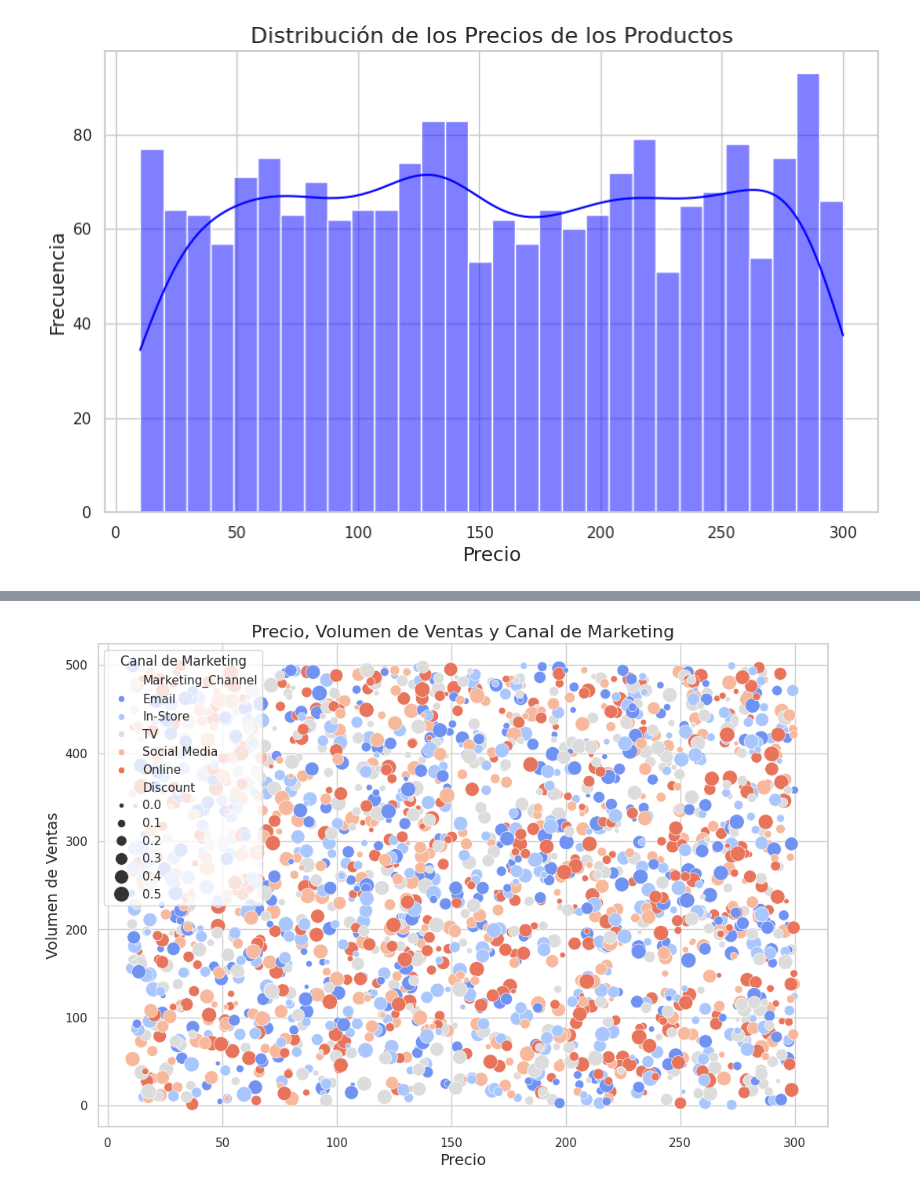
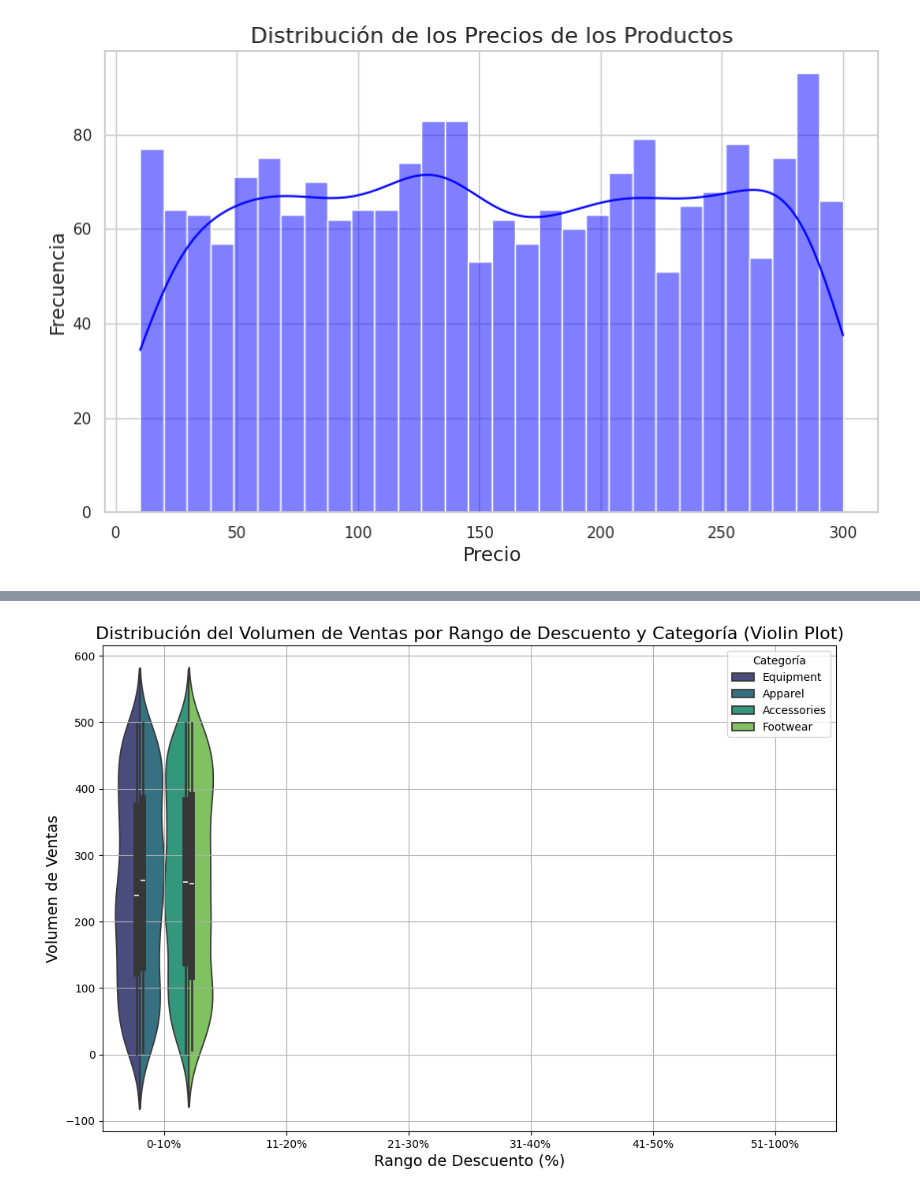
Before and after one commit to Cristianpagella/ProyectoDS_ParteI_Pagella, a Jupyter notebook: ProyectoDS_ParteI_Pagella.ipynb, the cells around one changed output, grey strips where cells are left out. Cells and saved outputs as stored; diff of their text form; code cells hidden in the pictures.

```diff
--- a/ProyectoDS_ParteI_Pagella.ipynb
+++ b/ProyectoDS_ParteI_Pagella.ipynb
@@ -54,14 +80,25 @@ plt.show()
-# %%
-# Gráfico multivariado: Precio, volumen de ventas y canal de marketing
-plt.figure(figsize=(12, 8))
-sns.scatterplot(x='Price', y='Sales_Volume', hue='Marketing_Channel', size='Discount', sizes=(20, 200), data=df, palette='coolwarm')
-plt.title('Precio, Volumen de Ventas y Canal de Marketing', fontsize=16)
-plt.xlabel('Precio', fontsize=14)
-plt.ylabel('Volumen de Ventas', fontsize=14)
-plt.legend(title='Canal de Marketing')
-plt.show()
-# %% [output]
-[figure, removed]
+# %%
+import matplotlib.pyplot as plt
+import seaborn as sns
+import pandas as pd
+
+# Crear rangos de descuento
+df['Discount_Range'] = pd.cut(df['Discount'], bins=[0, 10, 20, 30, 40, 50, 100],
+                              labels=['0-10%', '11-20%', '21-30%', '31-40%', '41-50%', '51-100%'])
+
+# Crear el violin plot de la relación entre el descuento y el volumen de ventas
+plt.figure(figsize=(12, 8))
+sns.violinplot(x='Discount_Range', y='Sales_Volume', data=df, hue='Category', palette='viridis', split=True)
+
+# Añadir título y etiquetas
+plt.title('Distribución del Volumen de Ventas por Rango de Descuento y Categoría (Violin Plot)', fontsize=16)
+plt.xlabel('Rango de Descuento (%)', fontsize=14)
+plt.ylabel('Volumen de Ventas', fontsize=14)
+plt.legend(title='Categoría')
+plt.grid(True)
+plt.show()
+# %% [output]
+[figure, added]
 # %%
 # Univariada: Distribución de los precios de los productos
 plt.figure(figsize=(10, 6))
```
Also changed, not shown: parts of 8 cells of this notebook.
